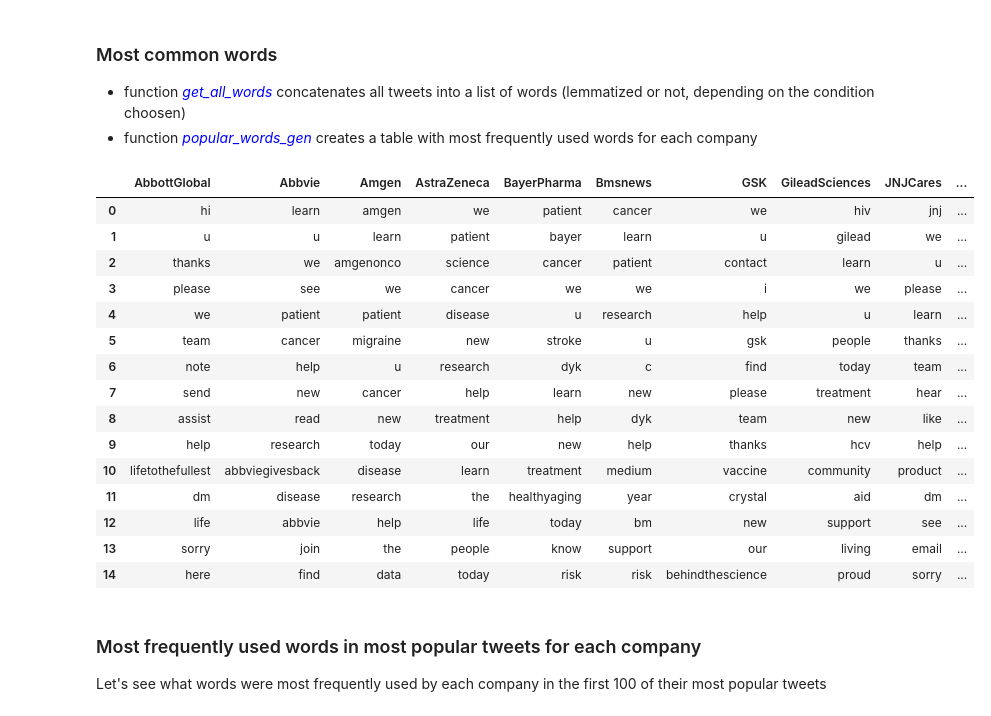
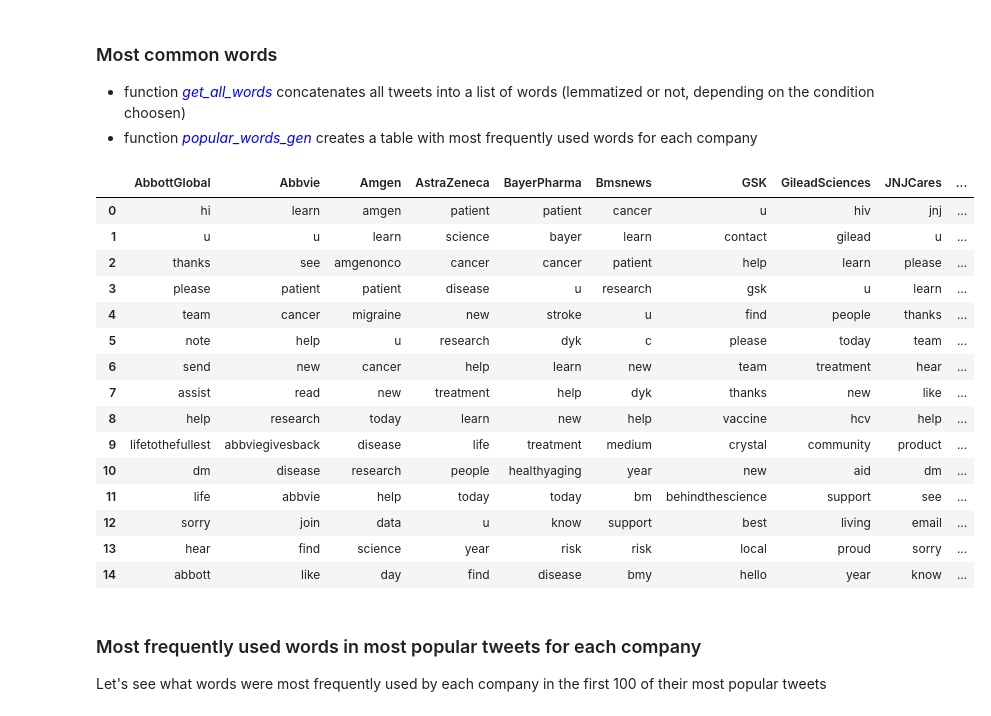
Before and after one commit to mbalcerzak/twitter_pharma, a Jupyter notebook: data_analysis/EDA_notebook.ipynb, the cells around one changed output. Cells and saved outputs as stored; diff of their text form; code cells hidden in the pictures.

```diff
--- a/data_analysis/EDA_notebook.ipynb
+++ b/data_analysis/EDA_notebook.ipynb
@@ -102,7 +102,7 @@ def prepare_dataset(company):
 
     def clean_tweet(tweet):
         check = '(@[A-Za-z]+)|([^A-Za-z \t\&])|(\w+:\/\/\S+)'
-        return ' '.join(re.sub(check, ' ', tweet).split())
+        return ' '.join([x.lower() for x in re.sub(check, ' ', tweet).split()])
 
     df['clean_tweet'] = [clean_tweet(tweet.replace('&amp;','&')).replace(' & ','&') for tweet in df['text']]
     df['len'] = df['clean_tweet'].apply(len)
@@ -613,49 +604,45 @@ df_all[['text', 'text_list_lemm']][10:11]
 - function <font color=blue>*get_all_words*</font> concatenates all tweets into a list of words (lemmatized or not, depending on the condition choosen)
 - function <font color=blue>*popular_words_gen*</font> creates a table with most frequently used words for each company
 # %%
-def get_all_words(dataset, lem = True):
+def get_all_words(dataset, column_name):
     all_words = []
 
-    if lem == True:
-        for tweet in dataset['text_list_lemm']:
-            all_words += tweet
-    else:
-        for tweet in dataset['text_as_list']:
-            for word in tweet:
-                if word.lower() not in stop_words:
-                    all_words.append(word.lower())
+    for tweet in dataset[column_name]:
+        for word in tweet:
+            if word.lower() not in stop_words:
+                all_words.append(word.lower())
 
     return all_words
 # %%
 def popular_words_gen(column_name, n):
     popular_words_pd = pd.DataFrame()
 
     for company in company_list_full:
 
-        company_words = get_all_words(df_all[df_all['company'] == company])
+        company_words = get_all_words(df_all[df_all['company'] == company], 'text_list_lemm')
         counter = collections.Counter(company_words)
         popular_words_pd[company] = [x[0] for x in counter.most_common(n)]
 
     return popular_words_pd
 
 popular_words_gen('text_list_lemm', 15)
 # %% [output]
 |  | AbbottGlobal | Abbvie | Amgen | AstraZeneca | BayerPharma | Bmsnews | GSK | GileadSciences | JNJCares | ... |
-| 0 | hi | learn | amgen | we | patient | cancer | we | hiv | jnj | ... |
-| 1 | u | u | learn | patient | bayer | learn | u | gilead | we | ... |
-| 2 | thanks | we | amgenonco | science | cancer | patient | contact | learn | u | ... |
-| 3 | please | see | we | cancer | we | we | i | we | please | ... |
-| 4 | we | patient | patient | disease | u | research | help | u | learn | ... |
-| 5 | team | cancer | migraine | new | stroke | u | gsk | people | thanks | ... |
-| 6 | note | help | u | research | dyk | c | find | today | team | ... |
-| 7 | send | new | cancer | help | learn | new | please | treatment | hear | ... |
-| 8 | assist | read | new | treatment | help | dyk | team | new | like | ... |
-| 9 | help | research | today | our | new | help | thanks | hcv | help | ... |
-| 10 | lifetothefullest | abbviegivesback | disease | learn | treatment | medium | vaccine | community | product | ... |
-| 11 | dm | disease | research | the | healthyaging | year | crystal | aid | dm | ... |
-| 12 | life | abbvie | help | life | today | bm | new | support | see | ... |
-| 13 | sorry | join | the | people | know | support | our | living | email | ... |
-| 14 | here | find | data | today | risk | risk | behindthescience | proud | sorry | ... |
+| 0 | hi | learn | amgen | patient | patient | cancer | u | hiv | jnj | ... |
+| 1 | u | u | learn | science | bayer | learn | contact | gilead | u | ... |
+| 2 | thanks | see | amgenonco | cancer | cancer | patient | help | learn | please | ... |
+| 3 | please | patient | patient | disease | u | research | gsk | u | learn | ... |
+| 4 | team | cancer | migraine | new | stroke | u | find | people | thanks | ... |
+| 5 | note | help | u | research | dyk | c | please | today | team | ... |
+| 6 | send | new | cancer | help | learn | new | team | treatment | hear | ... |
+| 7 | assist | read | new | treatment | help | dyk | thanks | new | like | ... |
+| 8 | help | research | today | learn | new | help | vaccine | hcv | help | ... |
+| 9 | lifetothefullest | abbviegivesback | disease | life | treatment | medium | crystal | community | product | ... |
+| 10 | dm | disease | research | people | healthyaging | year | new | aid | dm | ... |
+| 11 | life | abbvie | help | today | today | bm | behindthescience | support | see | ... |
+| 12 | sorry | join | data | u | know | support | best | living | email | ... |
+| 13 | hear | find | science | year | risk | risk | local | proud | sorry | ... |
+| 14 | abbott | like | day | find | disease | bmy | hello | year | know | ... |
 # %% [markdown]
 ### Most frequently used words in most popular tweets for each company
 
```
Also changed, not shown: parts of 26 cells of this notebook.
